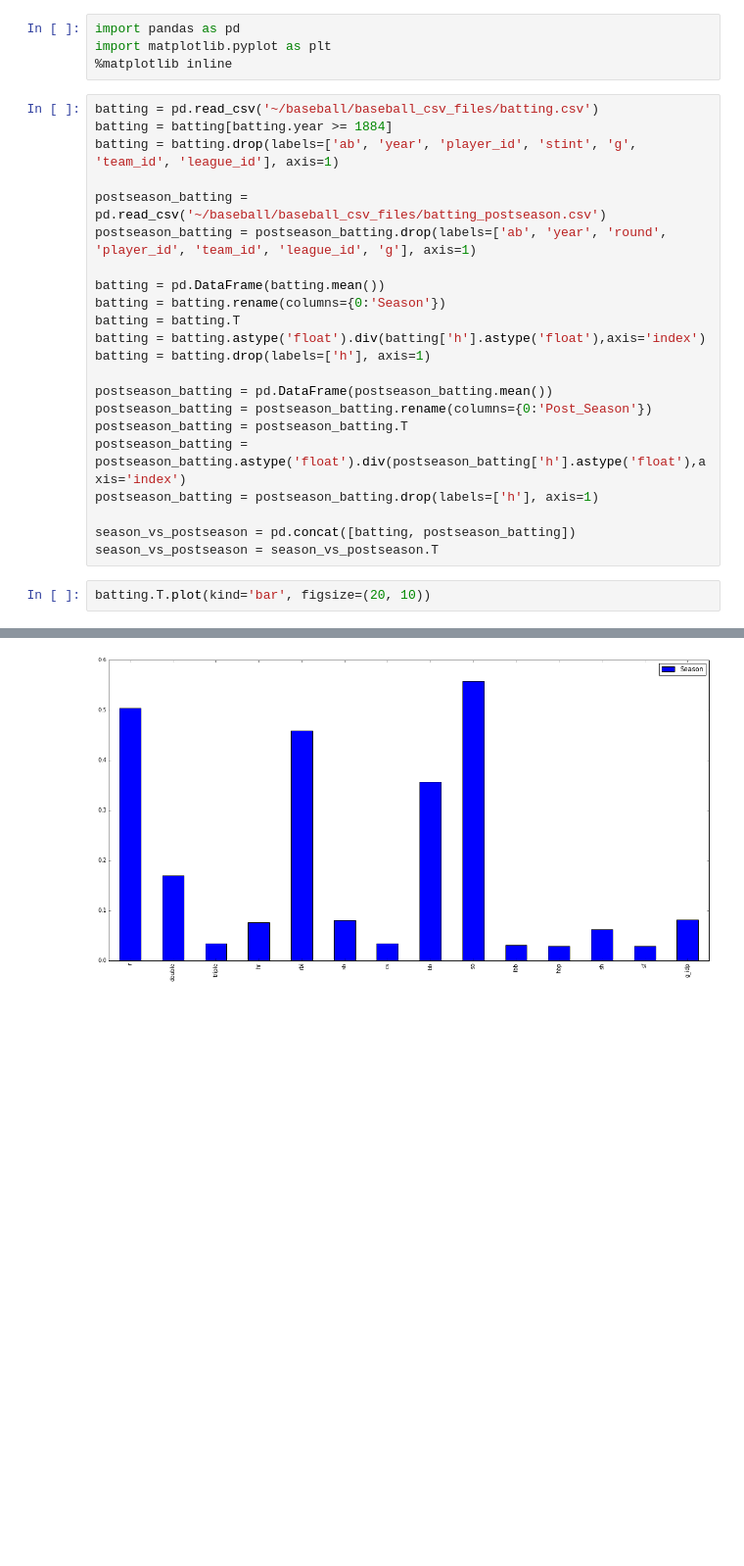
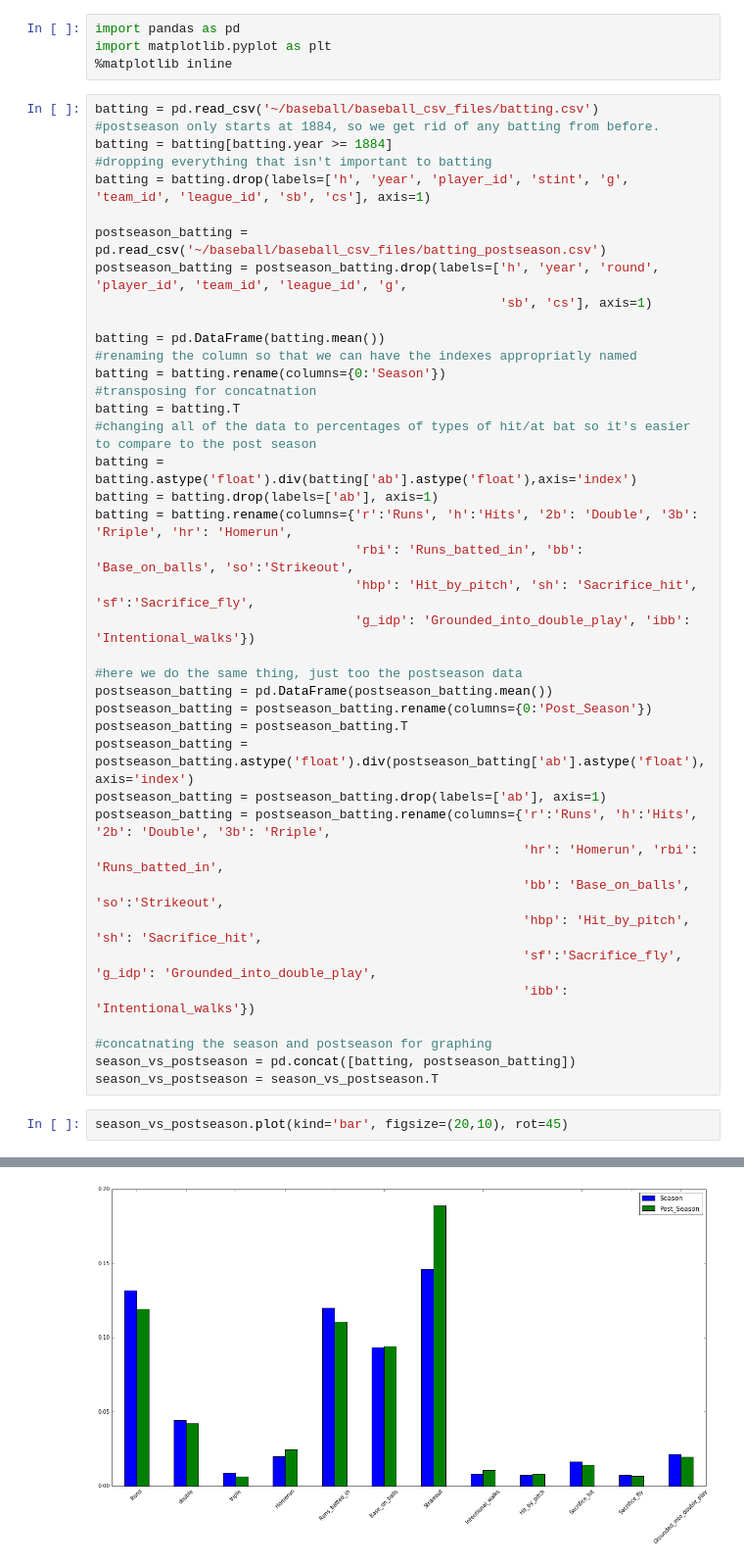
Before and after one commit to BarnetteME1/baseball, a Jupyter notebook: Batting regular season vs batting post season.ipynb, the cells around one changed output, grey strips where cells are left out. Shown: that part at 98% size. Saved outputs shown, nothing was run; the diff lists cells and outputs as text; blank space fills up the shorter version.

Commit message:
cleaned up batting season vs post

```diff
--- a/Batting regular season vs batting post season.ipynb
+++ b/Batting regular season vs batting post season.ipynb
@@ -4,28 +4,46 @@ import matplotlib.pyplot as plt
 %matplotlib inline
 # %%
 batting = pd.read_csv('~/baseball/baseball_csv_files/batting.csv')
+#postseason only starts at 1884, so we get rid of any batting from before.
 batting = batting[batting.year >= 1884]
-batting = batting.drop(labels=['ab', 'year', 'player_id', 'stint', 'g', 'team_id', 'league_id'], axis=1)
+#dropping everything that isn't important to batting
+batting = batting.drop(labels=['h', 'year', 'player_id', 'stint', 'g', 'team_id', 'league_id', 'sb', 'cs'], axis=1)
 
 postseason_batting = pd.read_csv('~/baseball/baseball_csv_files/batting_postseason.csv')
-postseason_batting = postseason_batting.drop(labels=['ab', 'year', 'round', 'player_id', 'team_id', 'league_id', 'g'], axis=1)
+postseason_batting = postseason_batting.drop(labels=['h', 'year', 'round', 'player_id', 'team_id', 'league_id', 'g',
+                                                     'sb', 'cs'], axis=1)
 
 batting = pd.DataFrame(batting.mean())
+#renaming the column so that we can have the indexes appropriatly named
 batting = batting.rename(columns={0:'Season'})
+#transposing for concatnation
 batting = batting.T
-batting = batting.astype('float').div(batting['h'].astype('float'),axis='index')
-batting = batting.drop(labels=['h'], axis=1)
+#changing all of the data to percentages of types of hit/at bat so it's easier to compare to the post season
+batting = batting.astype('float').div(batting['ab'].astype('float'),axis='index')
+batting = batting.drop(labels=['ab'], axis=1)
+batting = batting.rename(columns={'r':'Runs', 'h':'Hits', '2b': 'Double', '3b': 'Rriple', 'hr': 'Homerun',
+                                  'rbi': 'Runs_batted_in', 'bb': 'Base_on_balls', 'so':'Strikeout',
+                                  'hbp': 'Hit_by_pitch', 'sh': 'Sacrifice_hit', 'sf':'Sacrifice_fly',
+                                  'g_idp': 'Grounded_into_double_play', 'ibb': 'Intentional_walks'})
 
+#here we do the same thing, just too the postseason data
 postseason_batting = pd.DataFrame(postseason_batting.mean())
 postseason_batting = postseason_batting.rename(columns={0:'Post_Season'})
 postseason_batting = postseason_batting.T
-postseason_batting = postseason_batting.astype('float').div(postseason_batting['h'].astype('float'),axis='index')
-postseason_batting = postseason_batting.drop(labels=['h'], axis=1)
+postseason_batting = postseason_batting.astype('float').div(postseason_batting['ab'].astype('float'),axis='index')
+postseason_batting = postseason_batting.drop(labels=['ab'], axis=1)
+postseason_batting = postseason_batting.rename(columns={'r':'Runs', 'h':'Hits', '2b': 'Double', '3b': 'Rriple',
+                                                        'hr': 'Homerun', 'rbi': 'Runs_batted_in',
+                                                        'bb': 'Base_on_balls', 'so':'Strikeout',
+                                                        'hbp': 'Hit_by_pitch', 'sh': 'Sacrifice_hit',
+                                                        'sf':'Sacrifice_fly', 'g_idp': 'Grounded_into_double_play',
+                                                        'ibb': 'Intentional_walks'})
 
+#concatnating the season and postseason for graphing
 season_vs_postseason = pd.concat([batting, postseason_batting])
 season_vs_postseason = season_vs_postseason.T
 # %%
-batting.T.plot(kind='bar', figsize=(20, 10))
+season_vs_postseason.plot(kind='bar', figsize=(20,10), rot=45)
 # %% [output]
 <matplotlib.axes._subplots.AxesSubplot at 0x...>
-[figure, old version]
+[figure, new version]
```
Also changed, not shown: parts of 3 cells of this notebook.
